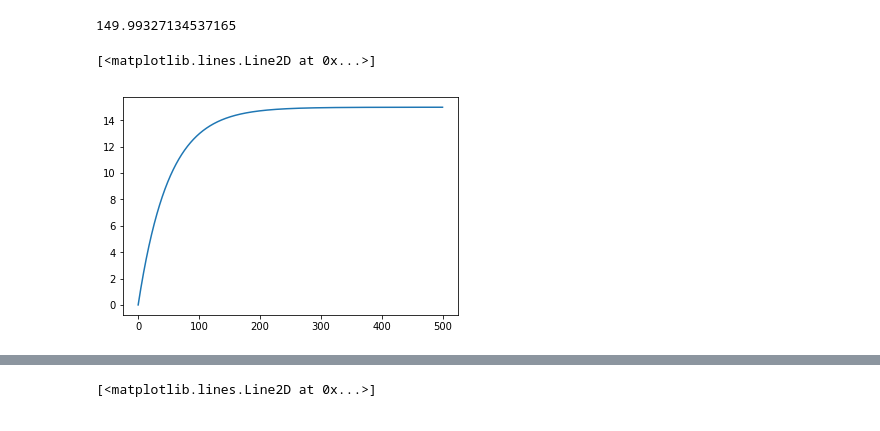
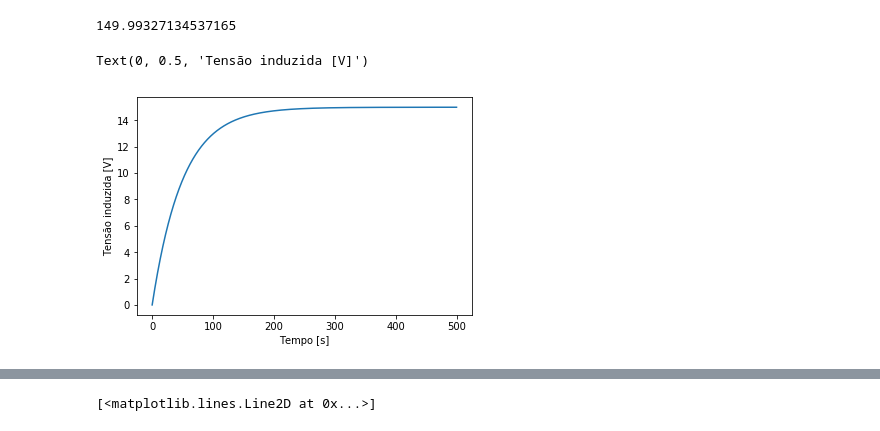
Before and after one commit to joaopaulo-cerquinhocajueiro/eem-jupyter, a Jupyter notebook: maquinaLinear.ipynb, the cells around one changed output, grey strips where cells are left out. Drawn from its saved outputs; the diff is of its cells as text; code cells hidden in the pictures.

```diff
--- a/maquinaLinear.ipynb
+++ b/maquinaLinear.ipynb
@@ -43,6 +44,8 @@ v.pop()
 149.99327134537165
 # %%
 plt.plot(t,eind)
+plt.xlabel("Tempo [s]")
+plt.ylabel("Tensão induzida [V]")
 # %% [output]
-[<matplotlib.lines.Line2D at 0x...>]
+Text(0, 0.5, 'Tensão induzida [V]')
-[figure, old version]
+[figure, new version]
```
Also changed, not shown: parts of 5 cells of this notebook, 2 other files.
